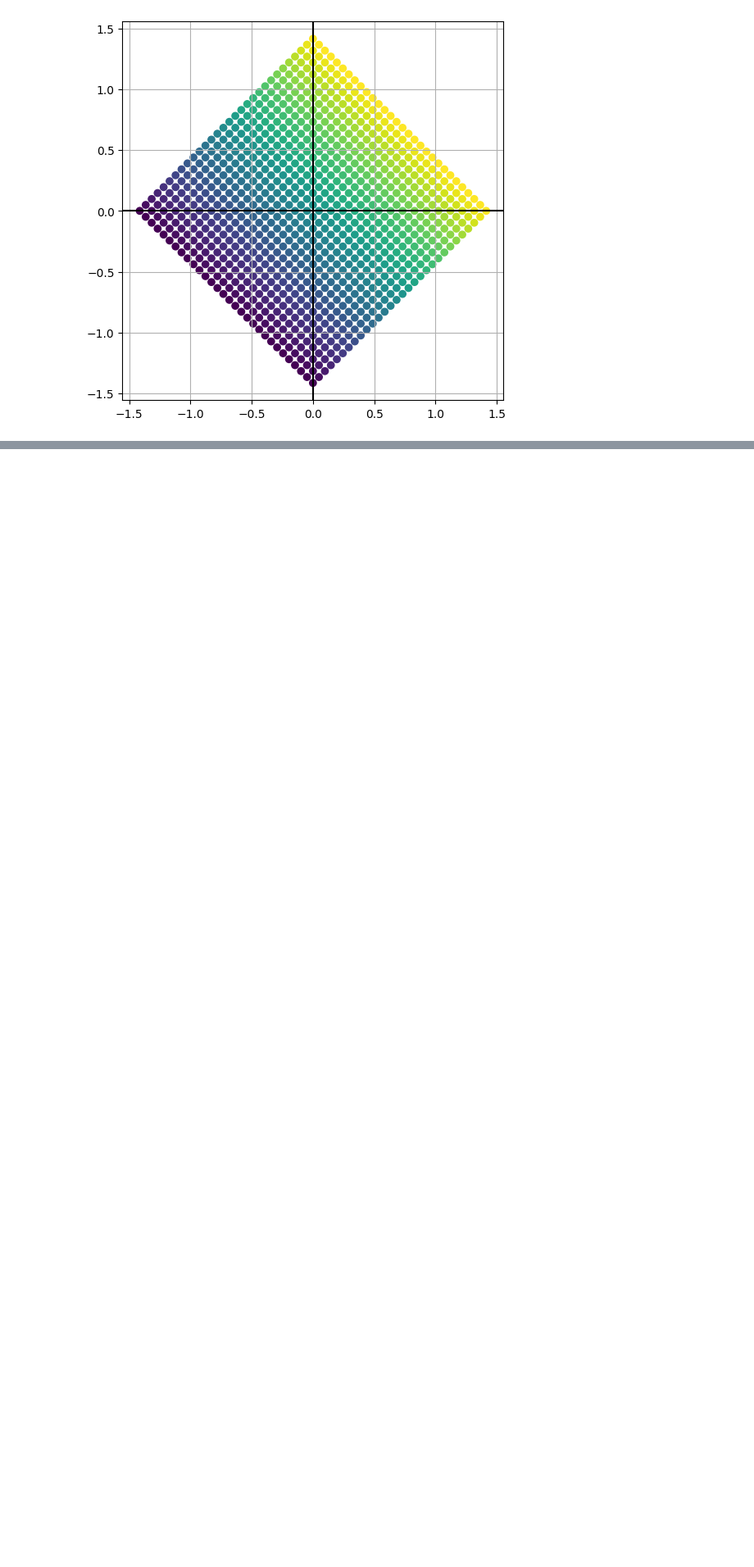
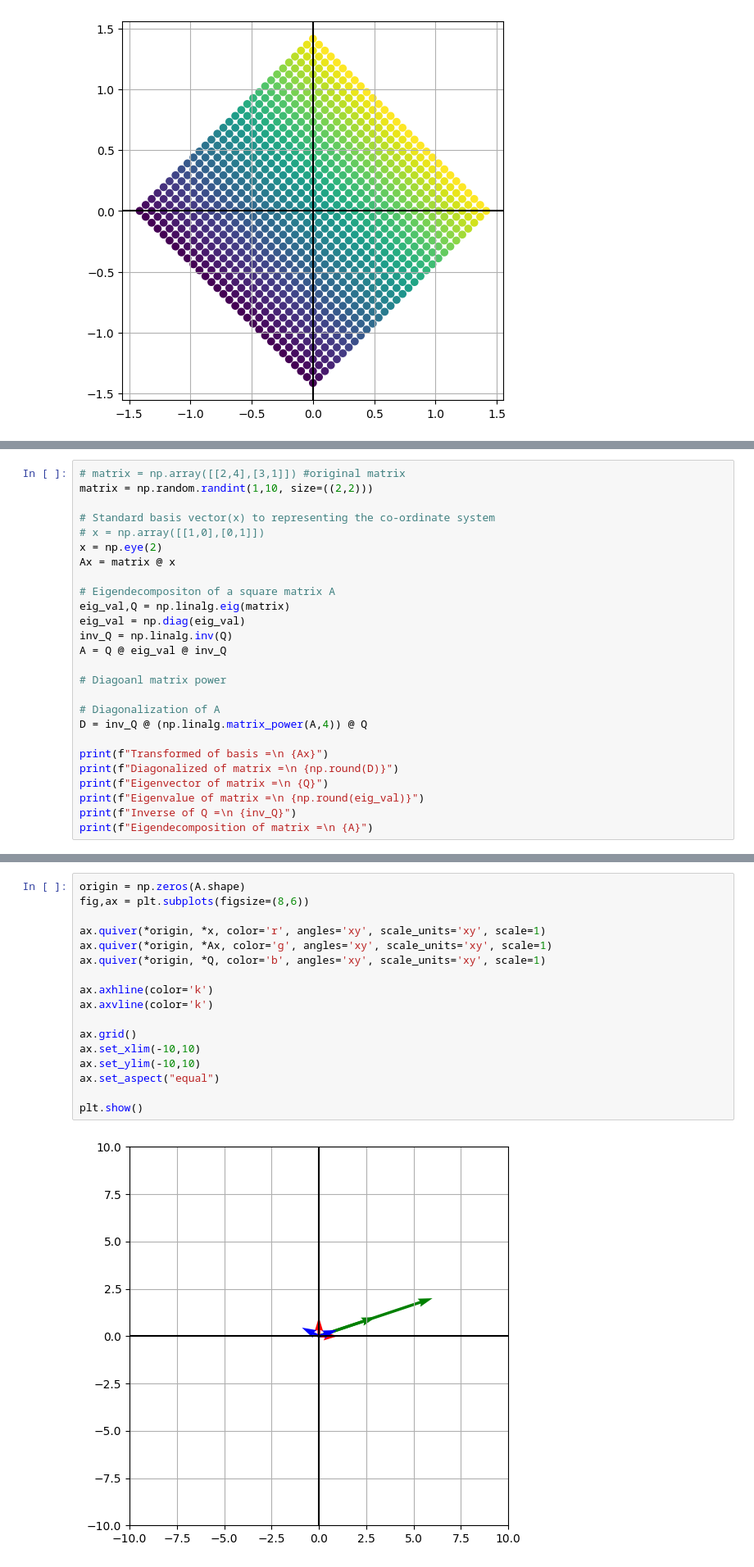
Before and after one commit to CoderAalok/Python_Libraries, a Jupyter notebook: Math for Machine Learning/Eigenvectors_Eigenvalues.ipynb, the cells around one changed output, grey strips where cells are left out. Shown at 82% size. Saved outputs shown, nothing was run; the diff lists cells and outputs as text; blank space fills up the shorter version.

```diff
--- a/Math for Machine Learning/Eigenvectors_Eigenvalues.ipynb
+++ b/Math for Machine Learning/Eigenvectors_Eigenvalues.ipynb
@@ -184,0 +201,26 @@ plt.show()
+# %%
+# matrix = np.array([[2,4],[3,1]]) #original matrix
+matrix = np.random.randint(1,10, size=((2,2)))
+
+# Standard basis vector(x) to representing the co-ordinate system
+# x = np.array([[1,0],[0,1]])
+x = np.eye(2)
+Ax = matrix @ x
+
+# Eigendecompositon of a square matrix A
+eig_val,Q = np.linalg.eig(matrix)
+eig_val = np.diag(eig_val)
+inv_Q = np.linalg.inv(Q)
+A = Q @ eig_val @ inv_Q
+
+# Diagoanl matrix power
+
+# Diagonalization of A
+D = inv_Q @ (np.linalg.matrix_power(A,4)) @ Q
+
+print(f"Transformed of basis =\n {Ax}")
+print(f"Diagonalized of matrix =\n {np.round(D)}")
+print(f"Eigenvector of matrix =\n {Q}")
+print(f"Eigenvalue of matrix =\n {np.round(eig_val)}")
+print(f"Inverse of Q =\n {inv_Q}")
+print(f"Eigendecomposition of matrix =\n {A}")
@@ -184,0 +246,19 @@ plt.show()
+# %%
+origin = np.zeros(A.shape)
+fig,ax = plt.subplots(figsize=(8,6))
+
+ax.quiver(*origin, *x, color='r', angles='xy', scale_units='xy', scale=1)
+ax.quiver(*origin, *Ax, color='g', angles='xy', scale_units='xy', scale=1)
+ax.quiver(*origin, *Q, color='b', angles='xy', scale_units='xy', scale=1)
+
+ax.axhline(color='k')
+ax.axvline(color='k')
+
+ax.grid()
+ax.set_xlim(-10,10)
+ax.set_ylim(-10,10)
+ax.set_aspect("equal")
+
+plt.show()
+# %% [output]
+[figure, added]
```
Also changed, not shown: parts of 10 cells of this notebook.
